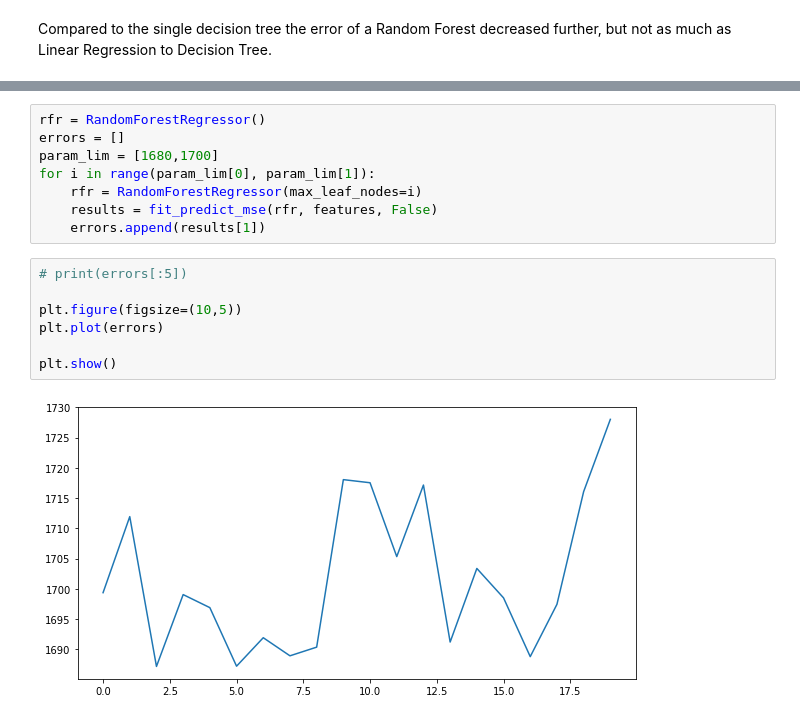
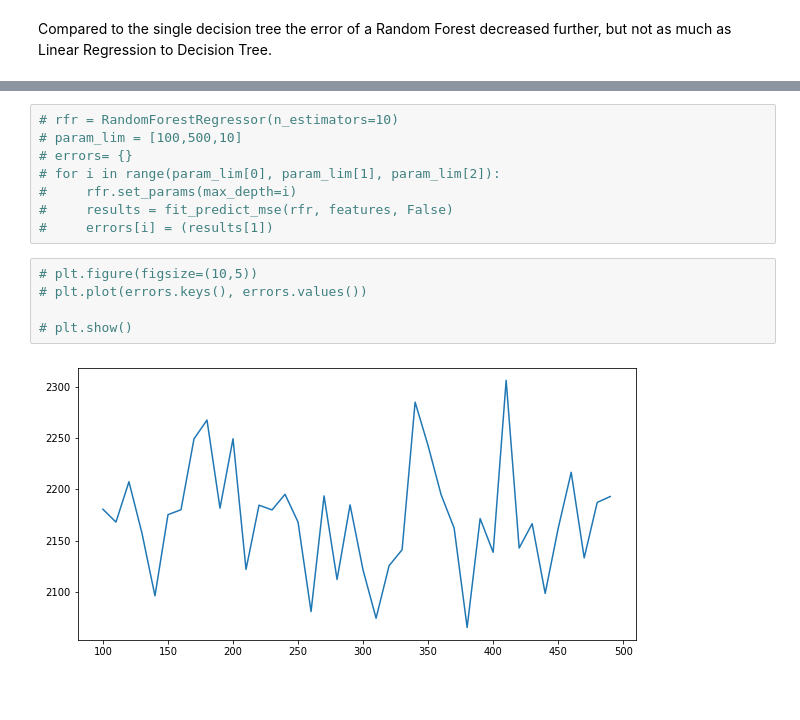
Before and after one commit to chouwwa/Predicting-Bicycle-Rentals, a Jupyter notebook: Predicting Bicycle Rentals.ipynb, the cells around one changed output, grey strips where cells are left out. Cells and saved outputs as stored; diff of their text form; blank space fills up the shorter version.

```diff
--- a/Predicting Bicycle Rentals.ipynb
+++ b/Predicting Bicycle Rentals.ipynb
@@ -265,17 +298,15 @@ Compared to the single decision tree the error of a Random Forest decreased furt
 # %%
-rfr = RandomForestRegressor()
-errors = []
-param_lim = [1680,1700]
-for i in range(param_lim[0], param_lim[1]):
-    rfr = RandomForestRegressor(max_leaf_nodes=i)
-    results = fit_predict_mse(rfr, features, False)
-    errors.append(results[1])
+# rfr = RandomForestRegressor(n_estimators=10)
+# param_lim = [100,500,10]
+# errors= {}
+# for i in range(param_lim[0], param_lim[1], param_lim[2]):
+#     rfr.set_params(max_depth=i)
+#     results = fit_predict_mse(rfr, features, False)
+#     errors[i] = (results[1])
 # %%
-# print(errors[:5])
+# plt.figure(figsize=(10,5))
+# plt.plot(errors.keys(), errors.values())
 
-plt.figure(figsize=(10,5))
-plt.plot(errors)
-
-plt.show()
+# plt.show()
 # %% [output]
-[figure, old version]
+[figure, new version]
```
Also changed, not shown: parts of 12 cells of this notebook.
